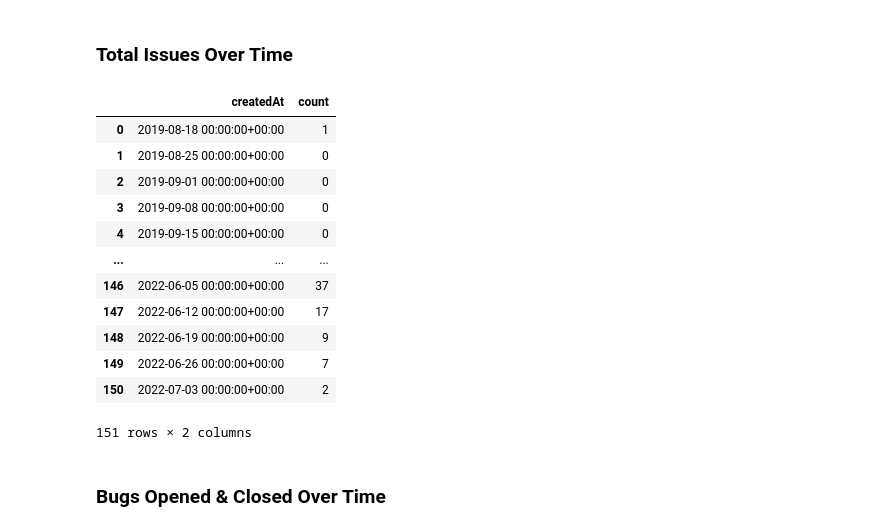
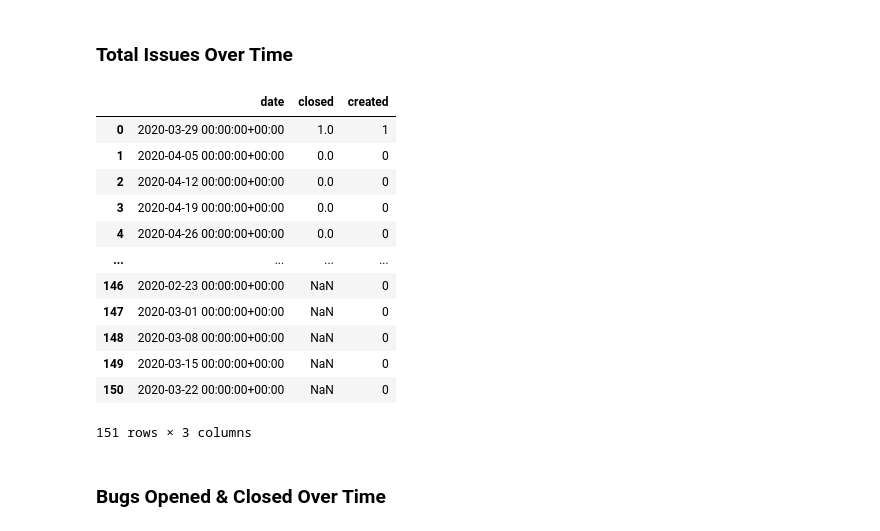
Before and after one commit to thebrianbug/dev-flow-dashboard, a Jupyter notebook: Flow_Dashboard.ipynb, the cells around one changed output. Saved outputs shown, nothing was run; the diff lists cells and outputs as text; code cells hidden in the pictures.

Commit message:
Combine created and closed issues

```diff
--- a/Flow_Dashboard.ipynb
+++ b/Flow_Dashboard.ipynb
@@ -141,26 +141,33 @@ plot_line(weekly_prs_pivot_year, 'PRs Closed Over Time - Current Year', 'Closed
 # %%
 # Count CLOSED items per week
 weekly_closed_issues = issues.set_index('closedAt').groupby(
-    pd.Grouper(freq='W', label='left'))['state'].count().reset_index(name='count')
+    pd.Grouper(freq='W', label='left'))['state'].count().reset_index(name='closed')
+
+weekly_closed_issues.rename(columns={'closedAt': 'date'}, inplace=True)
 
 weekly_created_issues = issues.set_index('createdAt').groupby(
-    pd.Grouper(freq='W', label='left'))['state'].count().reset_index(name='count')
+    pd.Grouper(freq='W', label='left'))['state'].count().reset_index(name='created')
 
-weekly_created_issues
+weekly_created_issues.rename(columns={'createdAt': 'date'}, inplace=True)
+
+weekly_issues = weekly_closed_issues.merge(
+    weekly_created_issues, how='outer', on='date')
+
+weekly_issues
 # %% [output]
-|  | createdAt | count |
-| 0 | 2019-08-18 00:00:00+00:00 | 1 |
-| 1 | 2019-08-25 00:00:00+00:00 | 0 |
-| 2 | 2019-09-01 00:00:00+00:00 | 0 |
-| 3 | 2019-09-08 00:00:00+00:00 | 0 |
-| 4 | 2019-09-15 00:00:00+00:00 | 0 |
-| ... | ... | ... |
-| 146 | 2022-06-05 00:00:00+00:00 | 37 |
-| 147 | 2022-06-12 00:00:00+00:00 | 17 |
-| 148 | 2022-06-19 00:00:00+00:00 | 9 |
-| 149 | 2022-06-26 00:00:00+00:00 | 7 |
-| 150 | 2022-07-03 00:00:00+00:00 | 2 |
+|  | date | closed | created |
+| 0 | 2020-03-29 00:00:00+00:00 | 1.0 | 1 |
+| 1 | 2020-04-05 00:00:00+00:00 | 0.0 | 0 |
+| 2 | 2020-04-12 00:00:00+00:00 | 0.0 | 0 |
+| 3 | 2020-04-19 00:00:00+00:00 | 0.0 | 0 |
+| 4 | 2020-04-26 00:00:00+00:00 | 0.0 | 0 |
+| ... | ... | ... | ... |
+| 146 | 2020-02-23 00:00:00+00:00 | NaN | 0 |
+| 147 | 2020-03-01 00:00:00+00:00 | NaN | 0 |
+| 148 | 2020-03-08 00:00:00+00:00 | NaN | 0 |
+| 149 | 2020-03-15 00:00:00+00:00 | NaN | 0 |
+| 150 | 2020-03-22 00:00:00+00:00 | NaN | 0 |
-151 rows × 2 columns
+151 rows × 3 columns
 # %% [markdown]
 ### Bugs Opened & Closed Over Time
 # %% [markdown]
```
